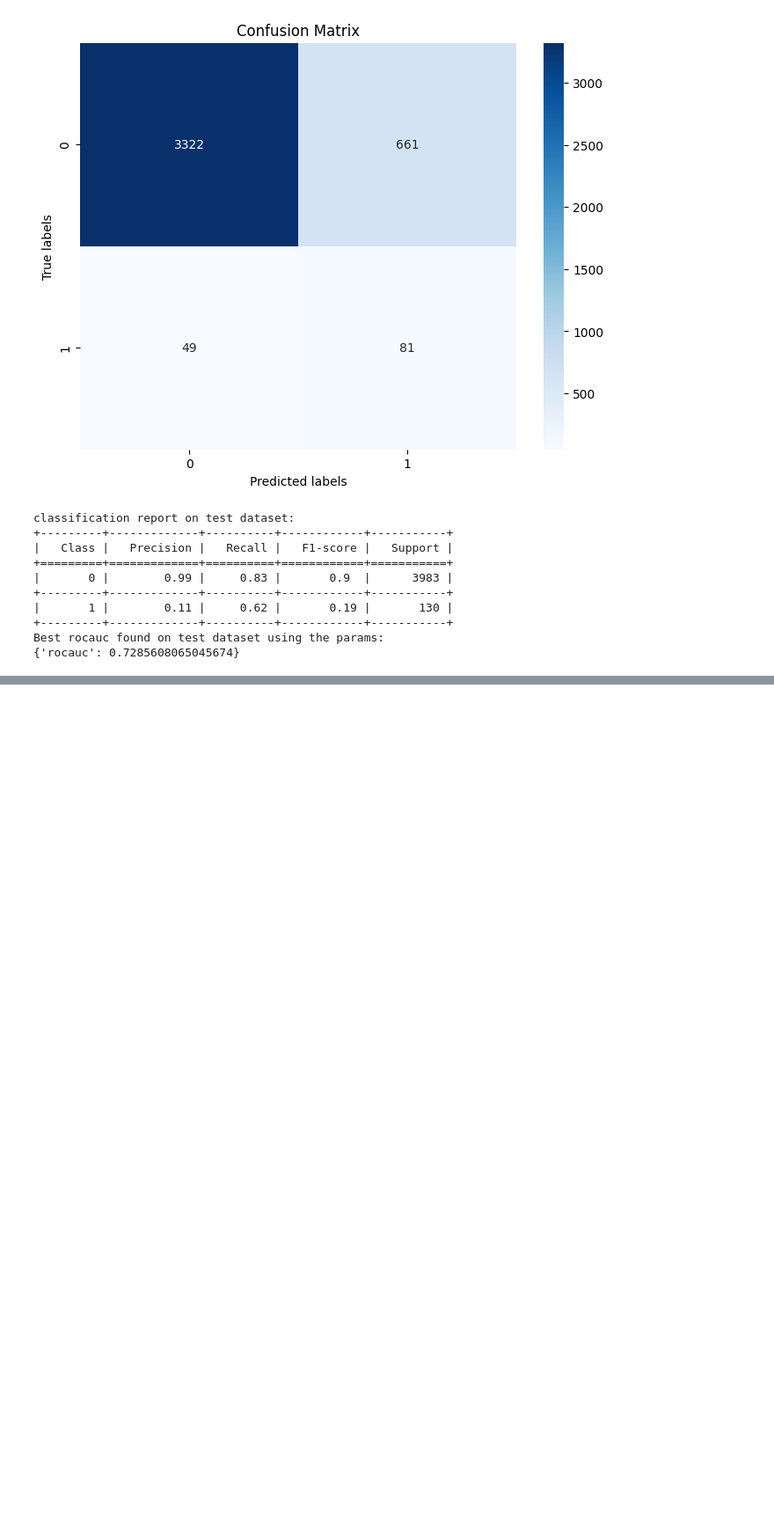
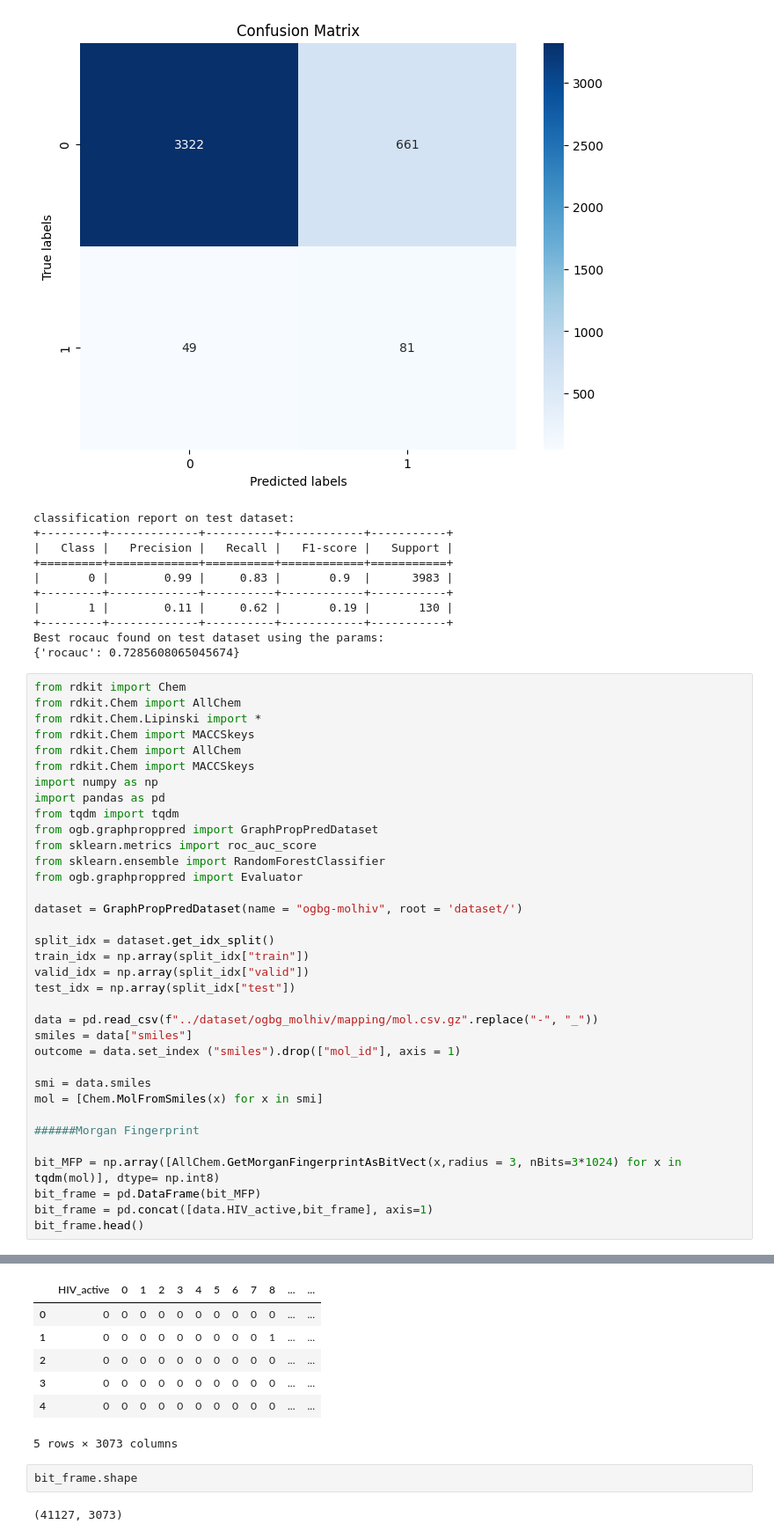
Before and after one commit to alivefghi/ogbg_molhiv_aut_agm, a Jupyter notebook: code/notebooks/ogbg-molhiv-smiles.ipynb, the cells around one changed output, grey strips where cells are left out. Shown at 88% size. Drawn from its saved outputs; the diff is of its cells as text; blank space fills up the shorter version.

```diff
--- a/code/notebooks/ogbg-molhiv-smiles.ipynb
+++ b/code/notebooks/ogbg-molhiv-smiles.ipynb
@@ -557,3 +565,39 @@ classification report on test dataset:
 +---------+-------------+----------+------------+-----------+
 Best rocauc found on test dataset using the params:
 {'rocauc': 0.7285608065045674}
+# %%
+from rdkit import Chem
+from rdkit.Chem import AllChem
+from rdkit.Chem.Lipinski import *
+from rdkit.Chem import MACCSkeys
+from rdkit.Chem import AllChem
+from rdkit.Chem import MACCSkeys
+import numpy as np
+import pandas as pd
+from tqdm import tqdm
+from ogb.graphproppred import GraphPropPredDataset
+from sklearn.metrics import roc_auc_score
+from sklearn.ensemble import RandomForestClassifier
+from ogb.graphproppred import Evaluator
+
+dataset = GraphPropPredDataset(name = "ogbg-molhiv", root = 'dataset/')
+
+split_idx = dataset.get_idx_split()
+train_idx = np.array(split_idx["train"])
+valid_idx = np.array(split_idx["valid"])
+test_idx = np.array(split_idx["test"])
+
+data = pd.read_csv(f"../dataset/ogbg_molhiv/mapping/mol.csv.gz".replace("-", "_"))
+smiles = data["smiles"]
+outcome = data.set_index ("smiles").drop(["mol_id"], axis = 1)
+
+smi = data.smiles
+mol = [Chem.MolFromSmiles(x) for x in smi]
+
+######Morgan Fingerprint
+
+bit_MFP = np.array([AllChem.GetMorganFingerprintAsBitVect(x,radius = 3, nBits=3*1024) for x in tqdm(mol)], dtype= np.int8)
+bit_frame = pd.DataFrame(bit_MFP)
+bit_frame = pd.concat([data.HIV_active,bit_frame], axis=1)
+bit_frame.head()
+# %% [output]
@@ -559,0 +606,11 @@ Best rocauc found on test dataset using the params:
+|  | HIV_active | 0 | 1 | 2 | 3 | 4 | 5 | 6 | 7 | 8 | ... | ... |
+| 0 | 0 | 0 | 0 | 0 | 0 | 0 | 0 | 0 | 0 | 0 | ... | ... |
+| 1 | 0 | 0 | 0 | 0 | 0 | 0 | 0 | 0 | 0 | 1 | ... | ... |
+| 2 | 0 | 0 | 0 | 0 | 0 | 0 | 0 | 0 | 0 | 0 | ... | ... |
+| 3 | 0 | 0 | 0 | 0 | 0 | 0 | 0 | 0 | 0 | 0 | ... | ... |
+| 4 | 0 | 0 | 0 | 0 | 0 | 0 | 0 | 0 | 0 | 0 | ... | ... |
+5 rows × 3073 columns
+# %%
+bit_frame.shape
+# %% [output]
+(41127, 3073)
```
Also changed, not shown: parts of 5 cells of this notebook, 1 other file.
